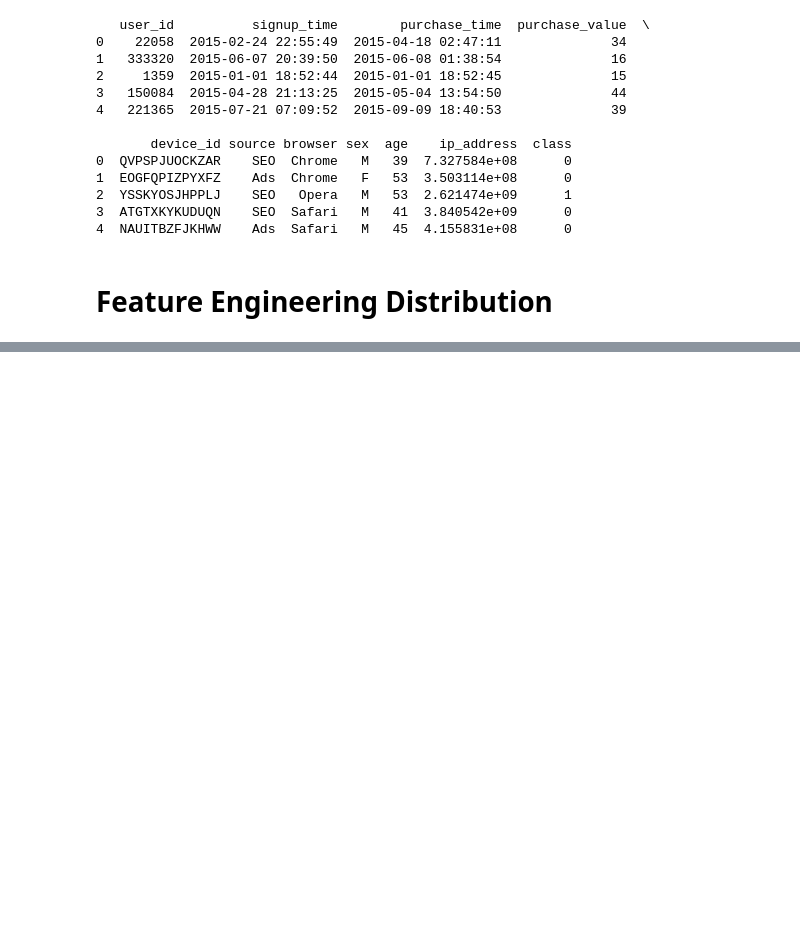
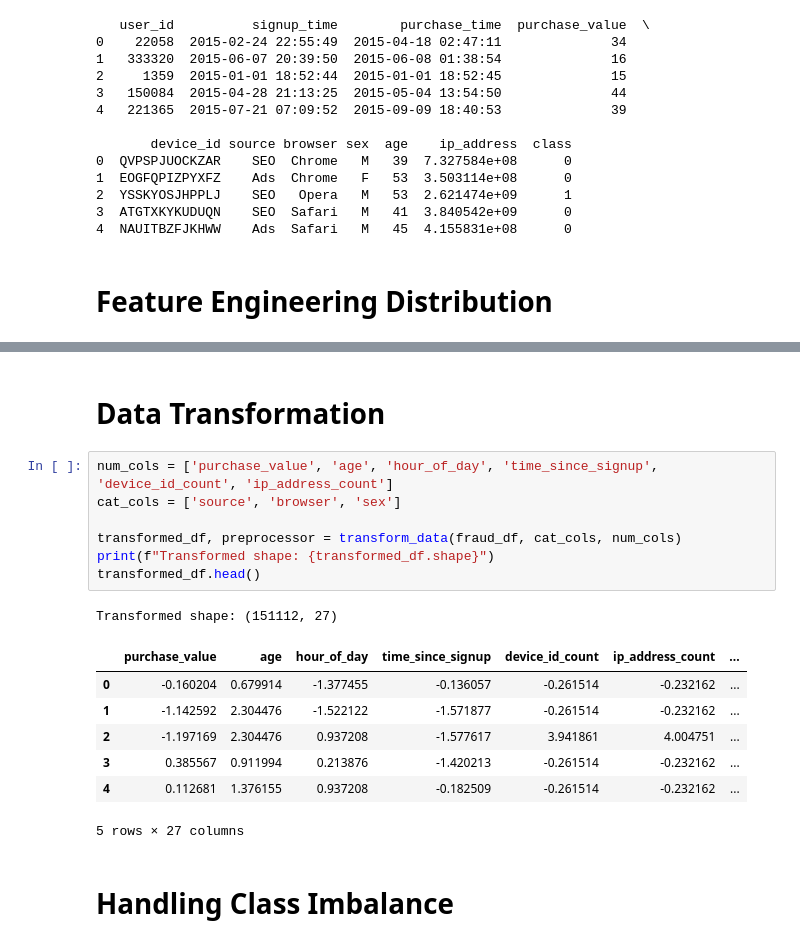
Before and after one commit to Hakima-Muktar/Adey_Innovations, a Jupyter notebook: notebook/feature-engineering.ipynb, the cells around one changed output, grey strips where cells are left out. Saved outputs shown, nothing was run; the diff lists cells and outputs as text; blank space fills up the shorter version.

```diff
--- a/notebook/feature-engineering.ipynb
+++ b/notebook/feature-engineering.ipynb
@@ -72,0 +67,20 @@ Error:
+# %% [markdown]
+# Data Transformation
+# %%
+num_cols = ['purchase_value', 'age', 'hour_of_day', 'time_since_signup', 'device_id_count', 'ip_address_count']
+cat_cols = ['source', 'browser', 'sex']
+
+transformed_df, preprocessor = transform_data(fraud_df, cat_cols, num_cols)
+print(f"Transformed shape: {transformed_df.shape}")
+transformed_df.head()
+# %% [output]
+Transformed shape: (151112, 27)
+|  | purchase_value | age | hour_of_day | time_since_signup | device_id_count | ip_address_count | ... |
+| 0 | -0.160204 | 0.679914 | -1.377455 | -0.136057 | -0.261514 | -0.232162 | ... |
+| 1 | -1.142592 | 2.304476 | -1.522122 | -1.571877 | -0.261514 | -0.232162 | ... |
+| 2 | -1.197169 | 2.304476 | 0.937208 | -1.577617 | 3.941861 | 4.004751 | ... |
+| 3 | 0.385567 | 0.911994 | 0.213876 | -1.420213 | -0.261514 | -0.232162 | ... |
+| 4 | 0.112681 | 1.376155 | 0.937208 | -0.182509 | -0.261514 | -0.232162 | ... |
+5 rows × 27 columns
+# %% [markdown]
+# Handling Class Imbalance
```
Also changed, not shown: parts of 5 cells of this notebook, 1 other file.
